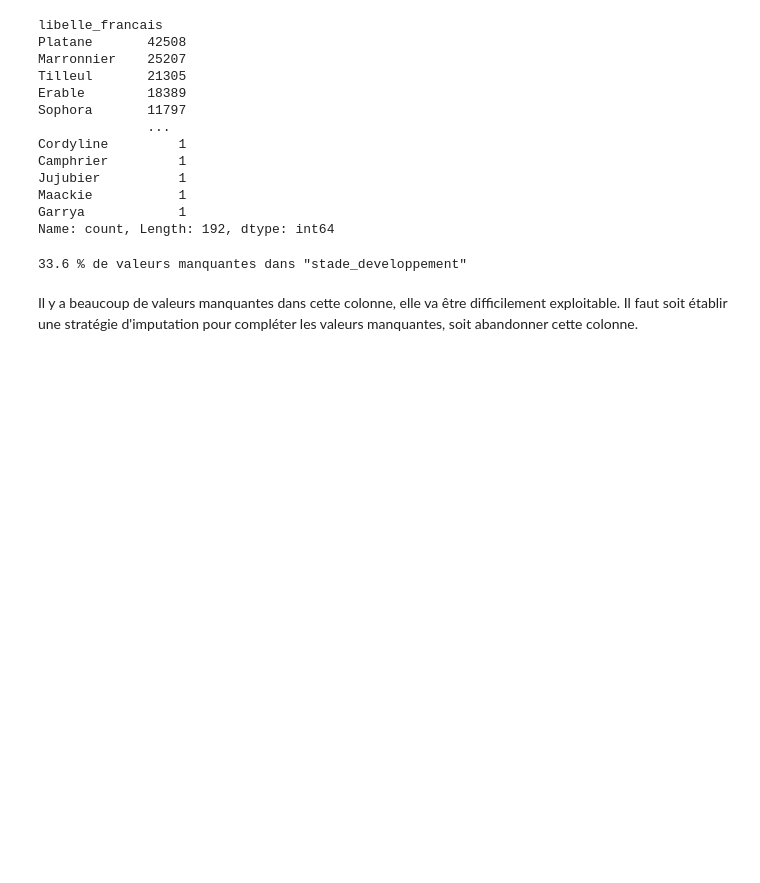
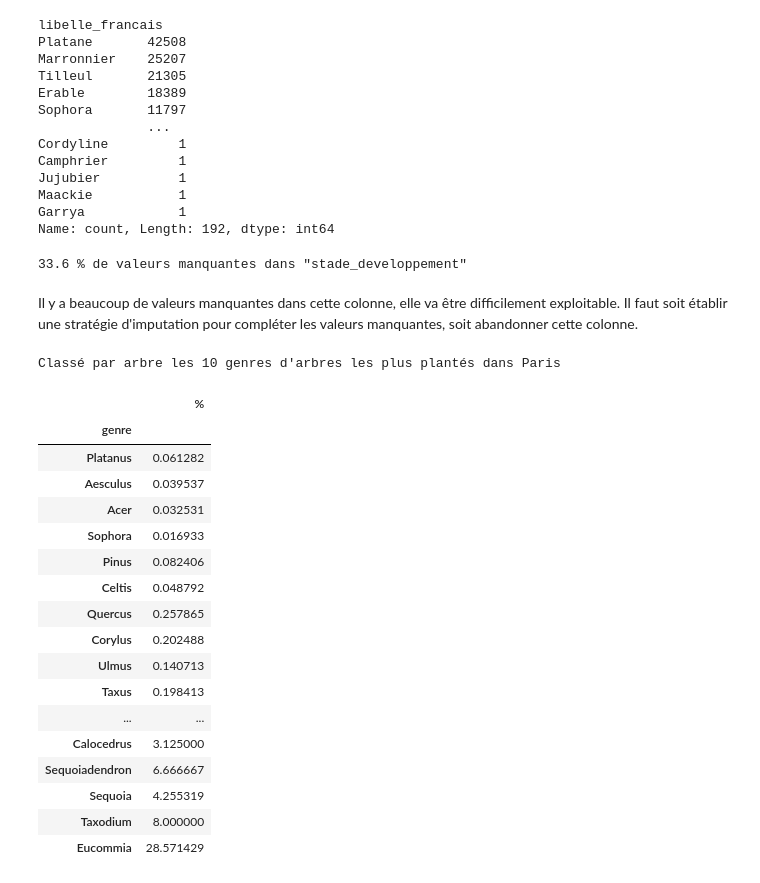
Before and after one commit to Antho-SJ/paris-trees, a Jupyter notebook: anthonySj.ipynb, the cells around one changed output. Cells and saved outputs as stored; diff of their text form; code cells hidden in the pictures; blank space fills up the shorter version.

```diff
--- a/anthonySj.ipynb
+++ b/anthonySj.ipynb
@@ -142,5 +142,34 @@ print(round((1-df['stade_developpement'].dropna().shape[0]/df['stade_developpeme
       ,'% de valeurs manquantes dans "stade_developpement"')
 # %% [output]
 33.6 % de valeurs manquantes dans "stade_developpement"
-# %% [markdown]
-Il y a beaucoup de valeurs manquantes dans cette colonne, elle va être difficilement exploitable. Il faut soit établir une stratégie d'imputation pour compléter les valeurs manquantes, soit abandonner cette colonne.
+# %% [markdown]
+Il y a beaucoup de valeurs manquantes dans cette colonne, elle va être difficilement exploitable. Il faut soit établir une stratégie d'imputation pour compléter les valeurs manquantes, soit abandonner cette colonne.
+# %%
+remarquable_per_genre_df = df_sans_outlier.groupby(['genre'])['remarquable'].sum().sort_values(ascending=False)
+remarquable_per_genre_df = remarquable_per_genre_df[remarquable_per_genre_df>1]
+temp_serie = df_sans_outlier[df_sans_outlier['genre'].isin(remarquable_per_genre_df[remarquable_per_genre_df > 0].index)]\
+.genre.value_counts().sort_values()
+print('Classé par arbre les 10 genres d\'arbres les plus plantés dans Paris')
+
+pd.DataFrame(remarquable_per_genre_df.div(temp_serie)*100, columns = ['%'],\
+             index=temp_serie.sort_values(ascending=False).index)
+# %% [output]
+Classé par arbre les 10 genres d'arbres les plus plantés dans Paris
+|  | % |
+| genre |  |
+| Platanus | 0.061282 |
+| Aesculus | 0.039537 |
+| Acer | 0.032531 |
+| Sophora | 0.016933 |
+| Pinus | 0.082406 |
+| Celtis | 0.048792 |
+| Quercus | 0.257865 |
+| Corylus | 0.202488 |
+| Ulmus | 0.140713 |
+| Taxus | 0.198413 |
+| ... | ... |
+| Calocedrus | 3.125000 |
+| Sequoiadendron | 6.666667 |
+| Sequoia | 4.255319 |
+| Taxodium | 8.000000 |
+| Eucommia | 28.571429 |
```
Also changed, not shown: parts of 6 cells of this notebook.
